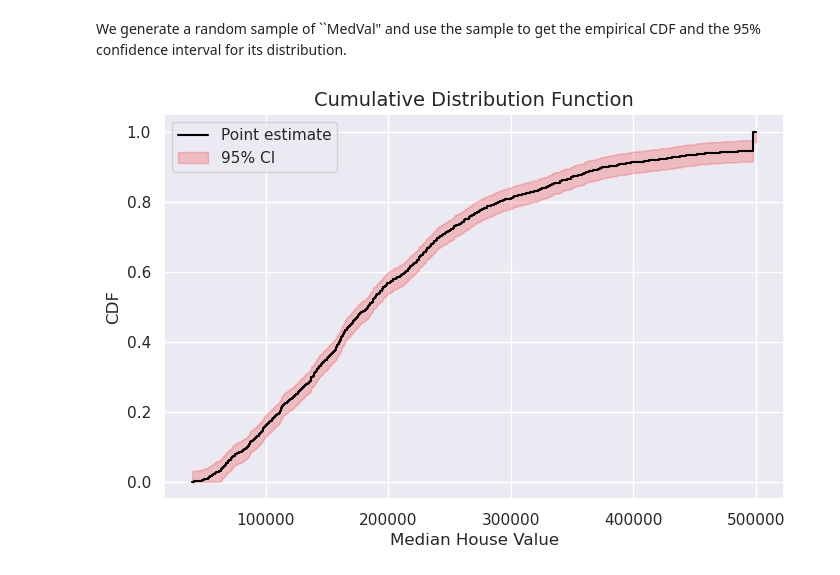
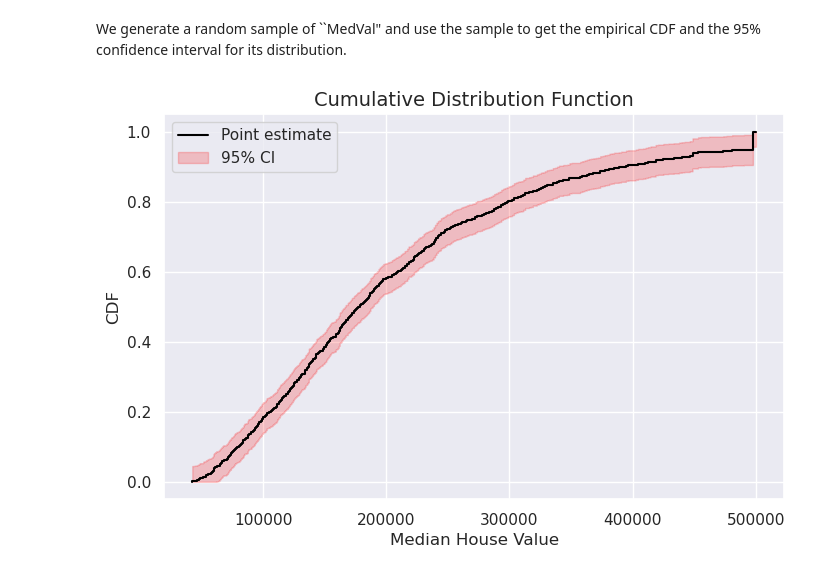
Before and after one commit to SBU-r/CIV355-Fall25, a Jupyter notebook: Jupyter Notebooks/Sampling_Statistical_Inference.ipynb, the cells around one changed output. Drawn from its saved outputs; the diff is of its cells as text; code cells hidden in the pictures.

```diff
--- a/Jupyter Notebooks/Sampling_Statistical_Inference.ipynb
+++ b/Jupyter Notebooks/Sampling_Statistical_Inference.ipynb
@@ -712,8 +712,8 @@ wherein the margin of error is
 # %% [markdown]
 We generate a random sample of ``MedVal" and use the sample to get the empirical CDF and the 95\% confidence interval for its distribution.
 # %%
-n = 2000
-MedVal_sample = CA_housing.MedVal.sample(n, replace=False)
+n = 1000
+MedVal_sample = CA_housing.MedVal.sample(n, replace=False, random_state=355)
 
 # define the domain for MedVal
 # here we equally spaced the range of log(MedVal) to get bins and then convert the bins in the domain for MedVal.
@@ -732,31 +732,31 @@ alpha = 0.05
 se_MedVal = np.sqrt(0.5/n*np.log(2/alpha))
 
 F_MedVal_lb = np.maximum(0, F_MedVal-se_MedVal)
 F_MedVal_ub = np.minimum(1, F_MedVal+se_MedVal)
 
 # visualize the estimation
 plt.figure(figsize=(8, 5))
 
 plt.step(MedVal_domain,
          F_MedVal,
          where='pre',
          color='black',
          label='Point estimate'
         )
 
 plt.fill_between(MedVal_domain, F_MedVal_lb, F_MedVal_ub,
                  step='pre',
                  color='red',
                  alpha=0.2,
                  label='95% CI'
                 )
 
 plt.xlabel('Median House Value',fontsize=12)
 plt.ylabel('CDF',fontsize=12)
 plt.title('Cumulative Distribution Function',fontsize=14)
 
 plt.legend()
 
 plt.show();
 # %% [output]
-[figure, old version]
+[figure, new version]
```
Also changed, not shown: parts of 6 cells of this notebook.
